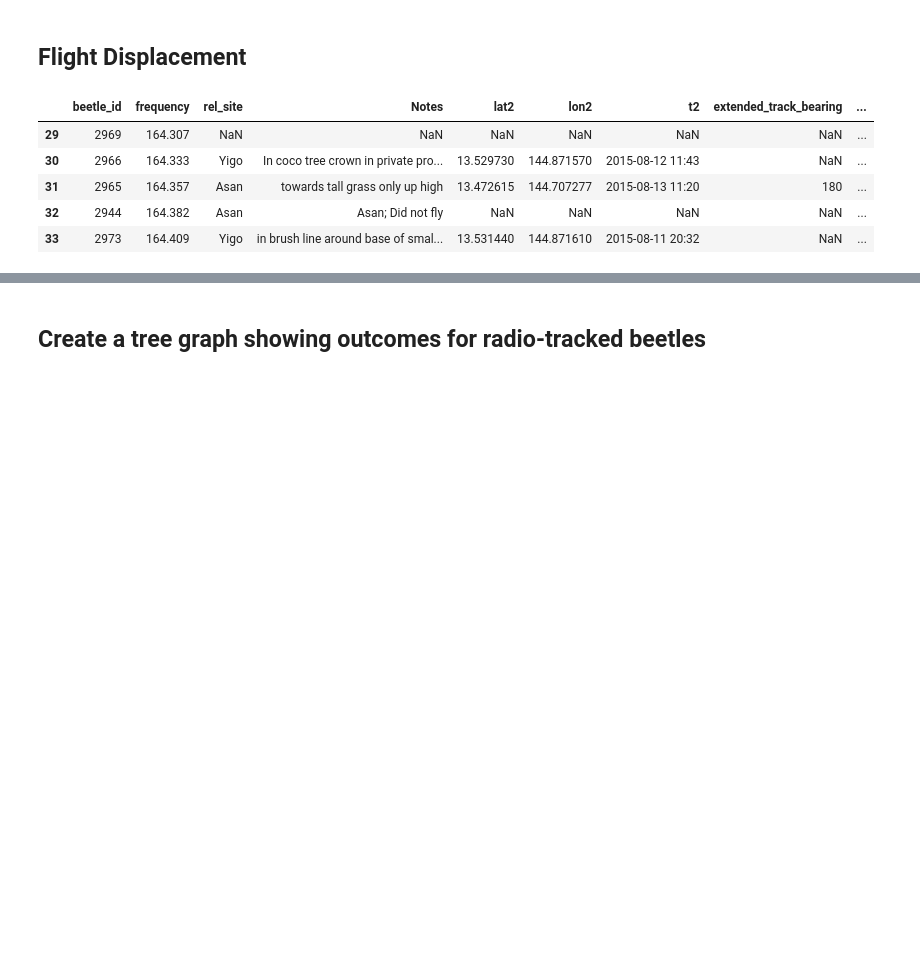
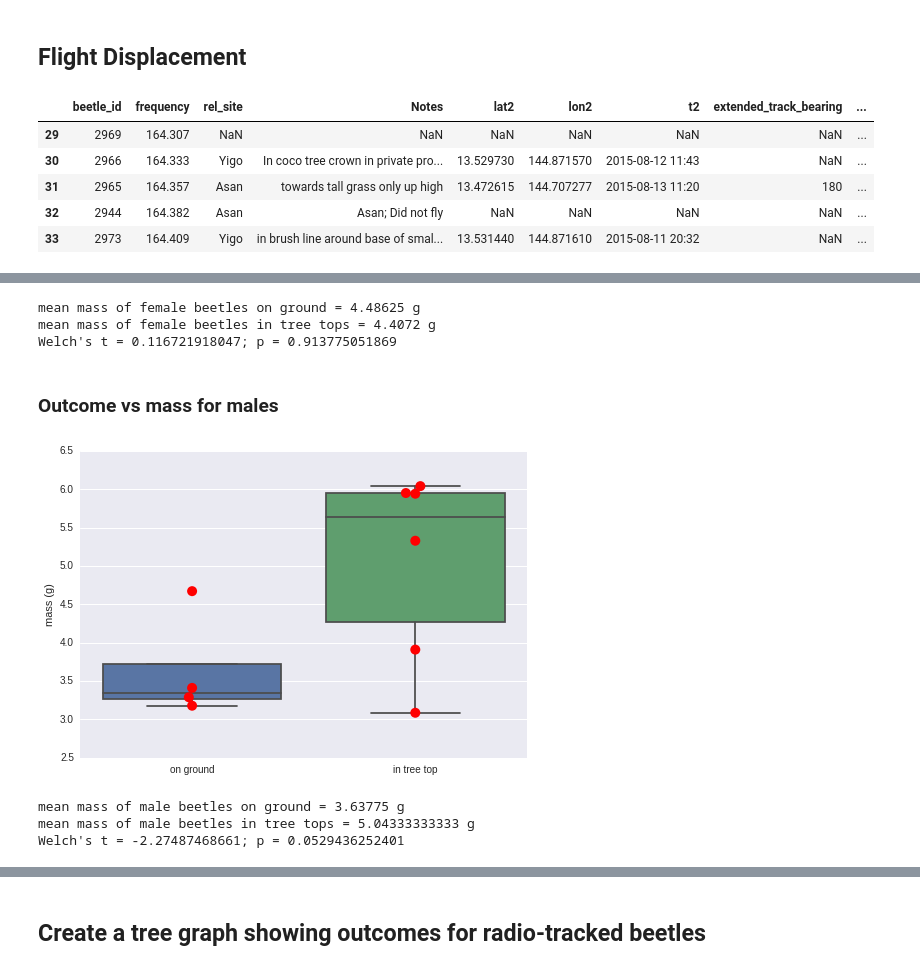
Before and after one commit to aubreymoore/detector_beetles, a Jupyter notebook: 4045191vqgrvx/detector_beetles.ipynb, the cells around one changed output, grey strips where cells are left out. Saved outputs shown, nothing was run; the diff lists cells and outputs as text; code cells hidden in the pictures; blank space fills up the shorter version.

```diff
--- a/4045191vqgrvx/detector_beetles.ipynb
+++ b/4045191vqgrvx/detector_beetles.ipynb
@@ -250,0 +336,47 @@ df_endpoints[df_endpoints.in_tree==False][['beetle_id','Notes','end_point_locate
+# %%
+from scipy.stats import ttest_ind
+df = df_endpoints
+onground = df[(df.in_tree==False) & (df.Sex=='f')].Weight
+intree = df[(df.in_tree==True) & (df.Sex=='f')].Weight
+x = ttest_ind(onground.values, intree.values, equal_var=False)
+s ='''
+mean mass of female beetles on ground = {} g
+mean mass of female beetles in tree tops = {} g
+Welch's t = {}; p = {}
+'''.format(onground.mean(), intree.mean(), x[0], x[1])
+print(s)
+# %% [output]
+mean mass of female beetles on ground = 4.48625 g
+mean mass of female beetles in tree tops = 4.4072 g
+Welch's t = 0.116721918047; p = 0.913775051869
+# %% [markdown]
+### Outcome vs mass for males
+# %%
+# Add a new column, PEW, to the data frame and calcuate percent emergence weight values
+df_endpoints['PEW'] = 100*df_endpoints.Weight/(0.021*df_endpoints.Length*df_endpoints.Width-3.58)
+# %%
+# Box plot for males
+ax = sns.boxplot(data=df_endpoints[df_endpoints.Sex=='m'], x='in_tree', y='Weight')
+ax = sns.swarmplot(data=df_endpoints[df_endpoints.Sex=='m'], x='in_tree', y='Weight', color='red', size=10)
+ax.yaxis.set_label_text('mass (g)')
+ax.xaxis.set_label_text('')
+ax.xaxis.set_ticklabels(['on ground', 'in tree top'])
+
+fig = ax.get_figure()
+# %% [output]
+[figure, added]
+# %%
+df = df_endpoints
+onground = df[(df.in_tree==False) & (df.Sex=='m')].Weight
+intree = df[(df.in_tree==True) & (df.Sex=='m')].Weight
+x = ttest_ind(onground.values, intree.values, equal_var=False)
+s ='''
+mean mass of male beetles on ground = {} g
+mean mass of male beetles in tree tops = {} g
+Welch's t = {}; p = {}
+'''.format(onground.mean(), intree.mean(), x[0], x[1])
+print(s)
+# %% [output]
+mean mass of male beetles on ground = 3.63775 g
+mean mass of male beetles in tree tops = 5.04333333333 g
+Welch's t = -2.27487468661; p = 0.0529436252401
```
Also changed, not shown: parts of 21 cells of this notebook, 27 other files.
